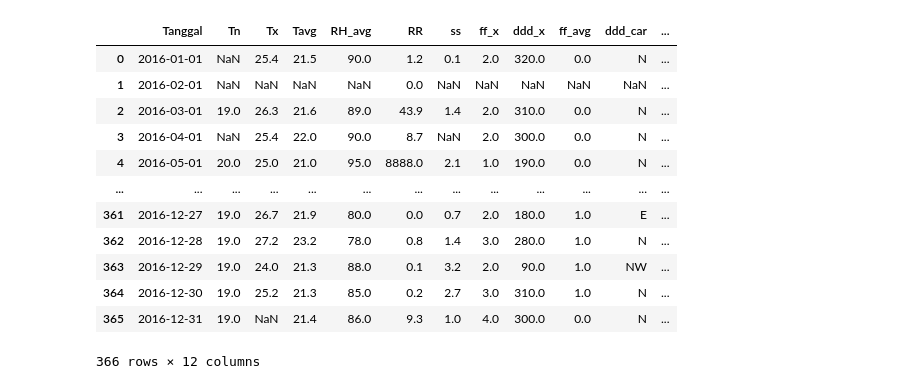
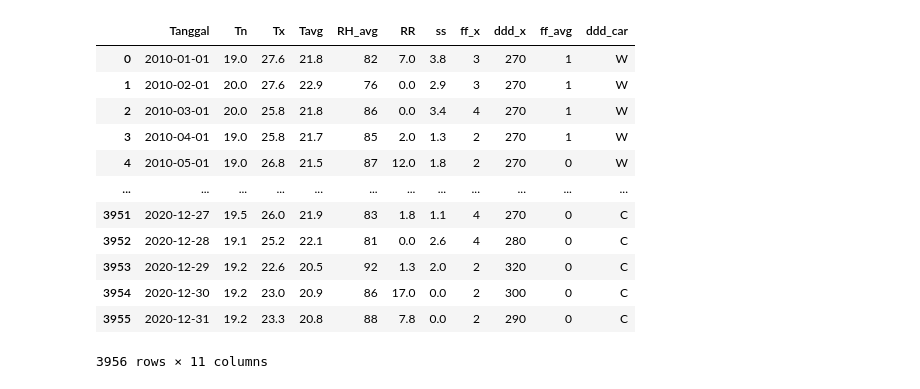
Before and after one commit to bro-rukman/Isolation-Forest, a Jupyter notebook: index.ipynb, the cells around one changed output. Saved outputs shown, nothing was run; the diff lists cells and outputs as text; code cells hidden in the pictures.

```diff
--- a/index.ipynb
+++ b/index.ipynb
@@ -1,24 +1,21 @@
 # %%
 import pandas as pd
 import numpy as np
 from datetime import datetime
-df = pd.read_csv('januari_desember.csv',delimiter=";",decimal=",",parse_dates=["Tanggal"])
-df["RR"] = df["RR"].replace(np.nan,0)
-df["weekday"]= df["Tanggal"].dt.isocalendar().day
-# df["Tanggal"]=pd.to_datetime(df["Tanggal"])
-# df=df.set_index("Tanggal").resample("H").mean().reset_index()
+df = pd.read_csv('curah_hujan_new.csv',delimiter=";",decimal=",")
+df["Tanggal"] = pd.to_datetime(df["Tanggal"])
 df
 # %% [output]
-|  | Tanggal | Tn | Tx | Tavg | RH_avg | RR | ss | ff_x | ddd_x | ff_avg | ddd_car | ... |
-| 0 | 2016-01-01 | NaN | 25.4 | 21.5 | 90.0 | 1.2 | 0.1 | 2.0 | 320.0 | 0.0 | N | ... |
-| 1 | 2016-02-01 | NaN | NaN | NaN | NaN | 0.0 | NaN | NaN | NaN | NaN | NaN | ... |
-| 2 | 2016-03-01 | 19.0 | 26.3 | 21.6 | 89.0 | 43.9 | 1.4 | 2.0 | 310.0 | 0.0 | N | ... |
-| 3 | 2016-04-01 | NaN | 25.4 | 22.0 | 90.0 | 8.7 | NaN | 2.0 | 300.0 | 0.0 | N | ... |
-| 4 | 2016-05-01 | 20.0 | 25.0 | 21.0 | 95.0 | 8888.0 | 2.1 | 1.0 | 190.0 | 0.0 | N | ... |
-| ... | ... | ... | ... | ... | ... | ... | ... | ... | ... | ... | ... | ... |
-| 361 | 2016-12-27 | 19.0 | 26.7 | 21.9 | 80.0 | 0.0 | 0.7 | 2.0 | 180.0 | 1.0 | E | ... |
-| 362 | 2016-12-28 | 19.0 | 27.2 | 23.2 | 78.0 | 0.8 | 1.4 | 3.0 | 280.0 | 1.0 | N | ... |
-| 363 | 2016-12-29 | 19.0 | 24.0 | 21.3 | 88.0 | 0.1 | 3.2 | 2.0 | 90.0 | 1.0 | NW | ... |
-| 364 | 2016-12-30 | 19.0 | 25.2 | 21.3 | 85.0 | 0.2 | 2.7 | 3.0 | 310.0 | 1.0 | N | ... |
-| 365 | 2016-12-31 | 19.0 | NaN | 21.4 | 86.0 | 9.3 | 1.0 | 4.0 | 300.0 | 0.0 | N | ... |
+|  | Tanggal | Tn | Tx | Tavg | RH_avg | RR | ss | ff_x | ddd_x | ff_avg | ddd_car |
+| 0 | 2010-01-01 | 19.0 | 27.6 | 21.8 | 82 | 7.0 | 3.8 | 3 | 270 | 1 | W |
+| 1 | 2010-02-01 | 20.0 | 27.6 | 22.9 | 76 | 0.0 | 2.9 | 3 | 270 | 1 | W |
+| 2 | 2010-03-01 | 20.0 | 25.8 | 21.8 | 86 | 0.0 | 3.4 | 4 | 270 | 1 | W |
+| 3 | 2010-04-01 | 19.0 | 25.8 | 21.7 | 85 | 2.0 | 1.3 | 2 | 270 | 1 | W |
+| 4 | 2010-05-01 | 19.0 | 26.8 | 21.5 | 87 | 12.0 | 1.8 | 2 | 270 | 0 | W |
+| ... | ... | ... | ... | ... | ... | ... | ... | ... | ... | ... | ... |
+| 3951 | 2020-12-27 | 19.5 | 26.0 | 21.9 | 83 | 1.8 | 1.1 | 4 | 270 | 0 | C |
+| 3952 | 2020-12-28 | 19.1 | 25.2 | 22.1 | 81 | 0.0 | 2.6 | 4 | 280 | 0 | C |
+| 3953 | 2020-12-29 | 19.2 | 22.6 | 20.5 | 92 | 1.3 | 2.0 | 2 | 320 | 0 | C |
+| 3954 | 2020-12-30 | 19.2 | 23.0 | 20.9 | 86 | 17.0 | 0.0 | 2 | 300 | 0 | C |
+| 3955 | 2020-12-31 | 19.2 | 23.3 | 20.8 | 88 | 7.8 | 0.0 | 2 | 290 | 0 | C |
-366 rows × 12 columns
+3956 rows × 11 columns
```
Also changed, not shown: parts of 4 cells of this notebook, 4 other files.
